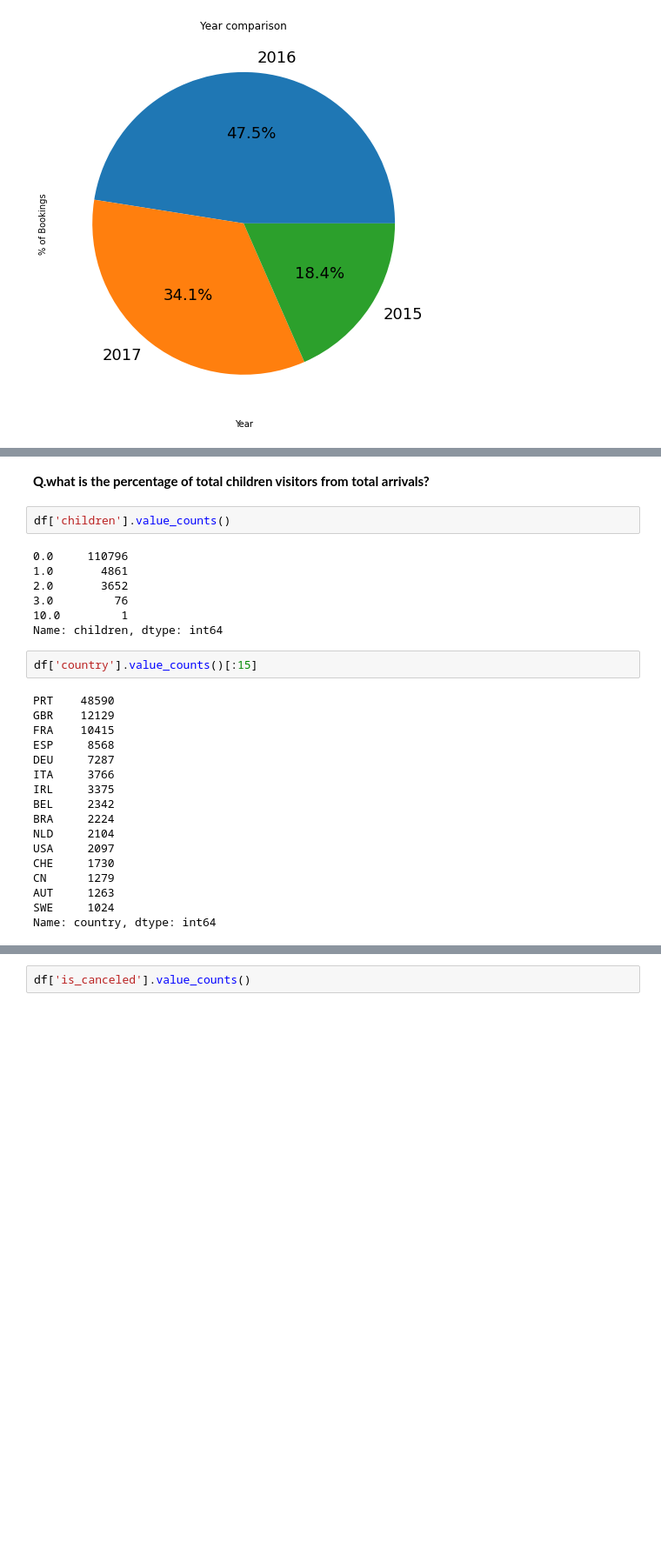
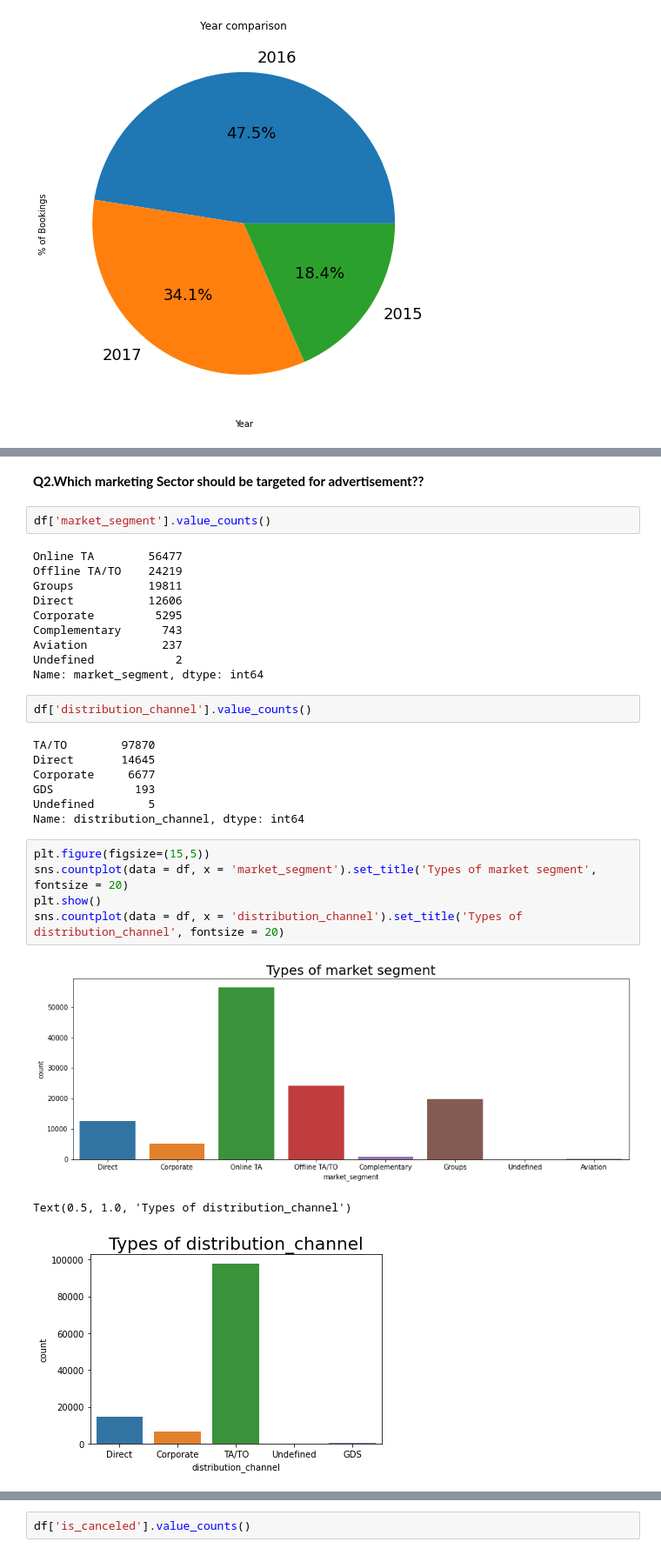
Before and after one commit to prathamesh1110/EDA-Capstone-1, a Jupyter notebook: projectEDA.ipynb, the cells around one changed output, grey strips where cells are left out. Shown: that part at 87% size. Saved outputs shown, nothing was run; the diff lists cells and outputs as text; blank space fills up the shorter version.

```diff
--- a/projectEDA.ipynb
+++ b/projectEDA.ipynb
@@ -170,31 +171,33 @@ Text(0.5, 0, 'Year')
 **2)** After 2015 number of visitors increased in 2016 but again  in 2017 it is decreased.
-# %% [markdown]
-**Q.what is the percentage of total children visitors from total arrivals?**
+# %% [markdown]
+**Q2.Which marketing Sector should be targeted for advertisement??**
 # %%
-df['children'].value_counts()
+df['market_segment'].value_counts()
 # %% [output]
-0.0     110796
-1.0       4861
-2.0       3652
-3.0         76
-10.0         1
-Name: children, dtype: int64
+Online TA        56477
+Offline TA/TO    24219
+Groups           19811
+Direct           12606
+Corporate         5295
+Complementary      743
+Aviation           237
+Undefined            2
+Name: market_segment, dtype: int64
 # %%
-df['country'].value_counts()[:15]
+df['distribution_channel'].value_counts()
 # %% [output]
-PRT    48590
-GBR    12129
-FRA    10415
-ESP     8568
-DEU     7287
-ITA     3766
-IRL     3375
-BEL     2342
-BRA     2224
-NLD     2104
-USA     2097
-CHE     1730
-CN      1279
-AUT     1263
-SWE     1024
-Name: country, dtype: int64
+TA/TO        97870
+Direct       14645
+Corporate     6677
+GDS            193
+Undefined        5
+Name: distribution_channel, dtype: int64
+# %%
+plt.figure(figsize=(15,5))
+sns.countplot(data = df, x = 'market_segment').set_title('Types of market segment', fontsize = 20)
+plt.show()
+sns.countplot(data = df, x = 'distribution_channel').set_title('Types of distribution_channel', fontsize = 20)
+# %% [output]
+[figure, added]
+Text(0.5, 1.0, 'Types of distribution_channel')
+[figure, added]
```
Also changed, not shown: parts of 16 cells of this notebook.
